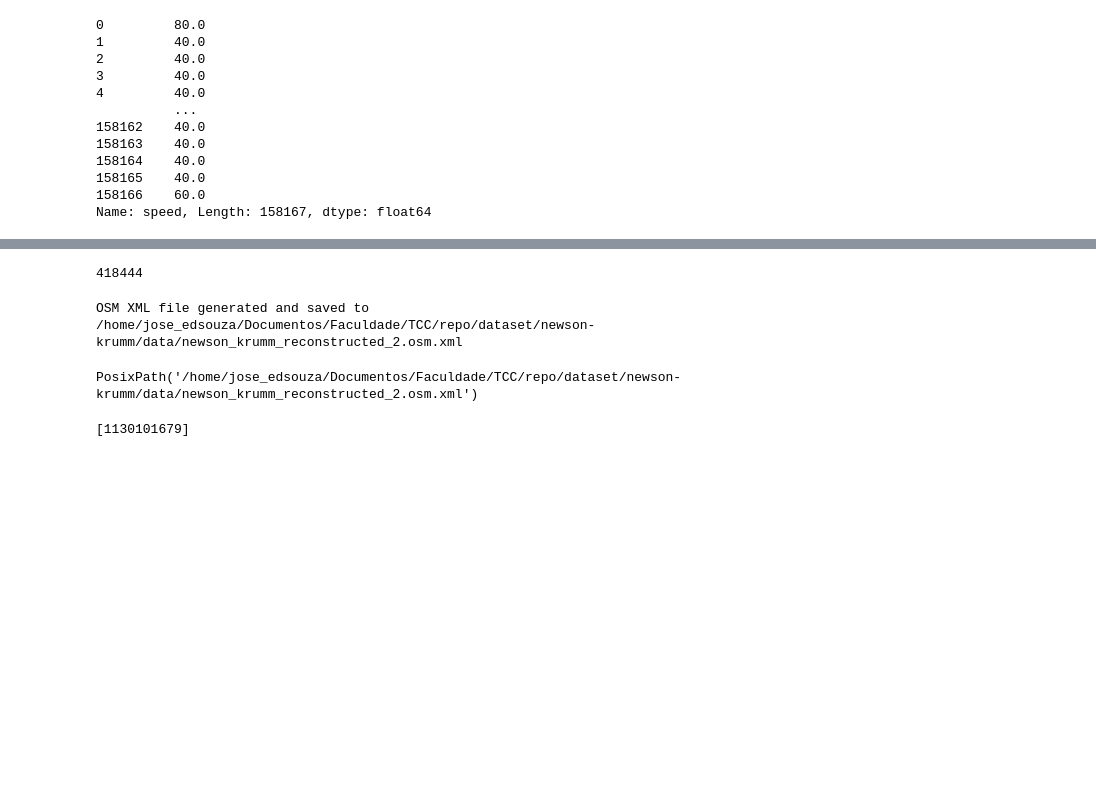
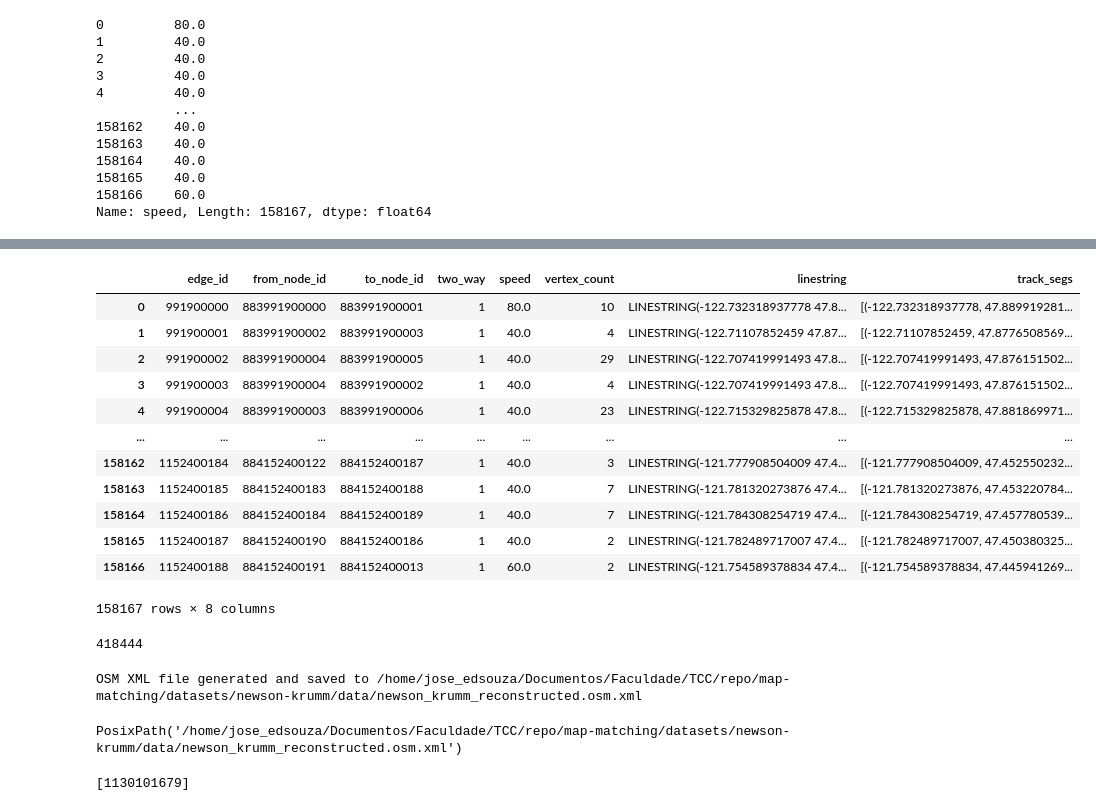
Before and after one commit to JoseEdSouza/map-matching, a Jupyter notebook: datasets/newson-krumm/reconstruct_osm.ipynb, the cells around one changed output, grey strips where cells are left out. Saved outputs shown, nothing was run; the diff lists cells and outputs as text; code cells hidden in the pictures; blank space fills up the shorter version.

Commit message:
Autaliza dataset do newson e krumm

```diff
--- a/datasets/newson-krumm/reconstruct_osm.ipynb
+++ b/datasets/newson-krumm/reconstruct_osm.ipynb
@@ -113,3 +131,19 @@ Name: speed, Length: 158167, dtype: float64
+# %%
+route_network
+# %% [output]
+|  | edge_id | from_node_id | to_node_id | two_way | speed | vertex_count | linestring | track_segs |
+| 0 | 991900000 | 883991900000 | 883991900001 | 1 | 80.0 | 10 | LINESTRING(-122.732318937778 47.8... | [(-122.732318937778, 47.889919281... |
+| 1 | 991900001 | 883991900002 | 883991900003 | 1 | 40.0 | 4 | LINESTRING(-122.71107852459 47.87... | [(-122.71107852459, 47.8776508569... |
+| 2 | 991900002 | 883991900004 | 883991900005 | 1 | 40.0 | 29 | LINESTRING(-122.707419991493 47.8... | [(-122.707419991493, 47.876151502... |
+| 3 | 991900003 | 883991900004 | 883991900002 | 1 | 40.0 | 4 | LINESTRING(-122.707419991493 47.8... | [(-122.707419991493, 47.876151502... |
+| 4 | 991900004 | 883991900003 | 883991900006 | 1 | 40.0 | 23 | LINESTRING(-122.715329825878 47.8... | [(-122.715329825878, 47.881869971... |
+| ... | ... | ... | ... | ... | ... | ... | ... | ... |
+| 158162 | 1152400184 | 884152400122 | 884152400187 | 1 | 40.0 | 3 | LINESTRING(-121.777908504009 47.4... | [(-121.777908504009, 47.452550232... |
+| 158163 | 1152400185 | 884152400183 | 884152400188 | 1 | 40.0 | 7 | LINESTRING(-121.781320273876 47.4... | [(-121.781320273876, 47.453220784... |
+| 158164 | 1152400186 | 884152400184 | 884152400189 | 1 | 40.0 | 7 | LINESTRING(-121.784308254719 47.4... | [(-121.784308254719, 47.457780539... |
+| 158165 | 1152400187 | 884152400190 | 884152400186 | 1 | 40.0 | 2 | LINESTRING(-121.782489717007 47.4... | [(-121.782489717007, 47.450380325... |
+| 158166 | 1152400188 | 884152400191 | 884152400013 | 1 | 60.0 | 2 | LINESTRING(-121.754589378834 47.4... | [(-121.754589378834, 47.445941269... |
+158167 rows × 8 columns
 # %%
 type Coordinate = tuple[float, float]
 
@@ -213,11 +247,11 @@ generate_osm_xml_from_dataframe(
     route_network,
     osm_node_id_map,
     DATA_BASE_PATH,
-    output_filename="newson_krumm_reconstructed_2.osm.xml",
+    output_filename="newson_krumm_reconstructed.osm.xml",
 )
 # %% [output]
-OSM XML file generated and saved to /home/jose_edsouza/Documentos/Faculdade/TCC/repo/dataset/newson-krumm/data/newson_krumm_reconstructed_2.osm.xml
+OSM XML file generated and saved to /home/jose_edsouza/Documentos/Faculdade/TCC/repo/map-matching/datasets/newson-krumm/data/newson_krumm_reconstructed.osm.xml
-PosixPath('/home/jose_edsouza/Documentos/Faculdade/TCC/repo/dataset/newson-krumm/data/newson_krumm_reconstructed_2.osm.xml')
+PosixPath('/home/jose_edsouza/Documentos/Faculdade/TCC/repo/map-matching/datasets/newson-krumm/data/newson_krumm_reconstructed.osm.xml')
 # %%
 def get_edge_ids_by_node_id(
     node_id: int, node_id_mapping: dict[Coordinate, int], df: pd.DataFrame
```
Also changed, not shown: parts of 1 cell of this notebook, 1 other file.
